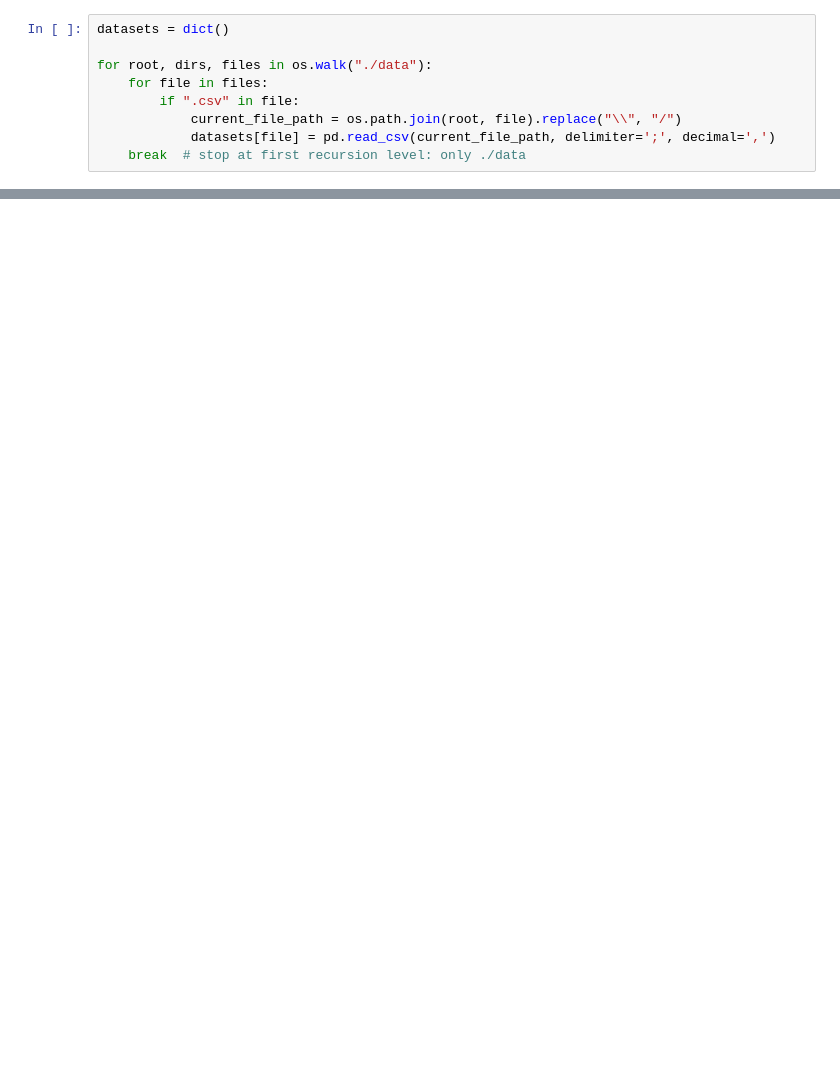
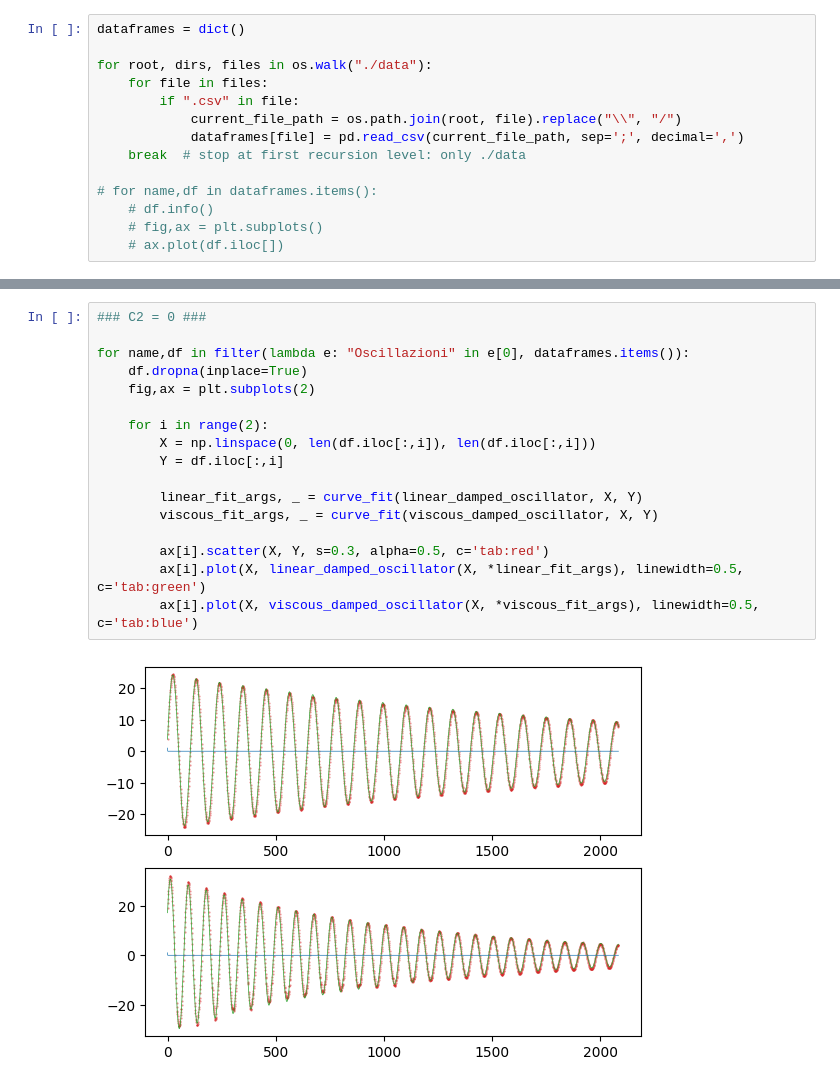
Before and after one commit to trapano-monogamo/laboratorio_smorzato_forzato, a Jupyter notebook: program.ipynb, the cells around one changed output, grey strips where cells are left out. Saved outputs shown, nothing was run; the diff lists cells and outputs as text; blank space fills up the shorter version.

```diff
--- a/program.ipynb
+++ b/program.ipynb
@@ -7,9 +8,14 @@ import os
 # %%
-datasets = dict()
+dataframes = dict()
 
 for root, dirs, files in os.walk("./data"):
     for file in files:
         if ".csv" in file:
             current_file_path = os.path.join(root, file).replace("\\", "/")
-            datasets[file] = pd.read_csv(current_file_path, delimiter=';', decimal=',')
+            dataframes[file] = pd.read_csv(current_file_path, sep=';', decimal=',')
     break  # stop at first recursion level: only ./data
+
+# for name,df in dataframes.items():
+    # df.info()
+    # fig,ax = plt.subplots()
+    # ax.plot(df.iloc[])
@@ -33,0 +113,19 @@ memory usage: 2.4 MB
+# %%
+### C2 = 0 ###
+
+for name,df in filter(lambda e: "Oscillazioni" in e[0], dataframes.items()):
+    df.dropna(inplace=True)
+    fig,ax = plt.subplots(2)
+
+    for i in range(2):
+        X = np.linspace(0, len(df.iloc[:,i]), len(df.iloc[:,i]))
+        Y = df.iloc[:,i]
+
+        linear_fit_args, _ = curve_fit(linear_damped_oscillator, X, Y)
+        viscous_fit_args, _ = curve_fit(viscous_damped_oscillator, X, Y)
+
+        ax[i].scatter(X, Y, s=0.3, alpha=0.5, c='tab:red')
+        ax[i].plot(X, linear_damped_oscillator(X, *linear_fit_args), linewidth=0.5, c='tab:green')
+        ax[i].plot(X, viscous_damped_oscillator(X, *viscous_fit_args), linewidth=0.5, c='tab:blue')
+# %% [output]
+[figure, added]
```
Also changed, not shown: parts of 5 cells of this notebook.
